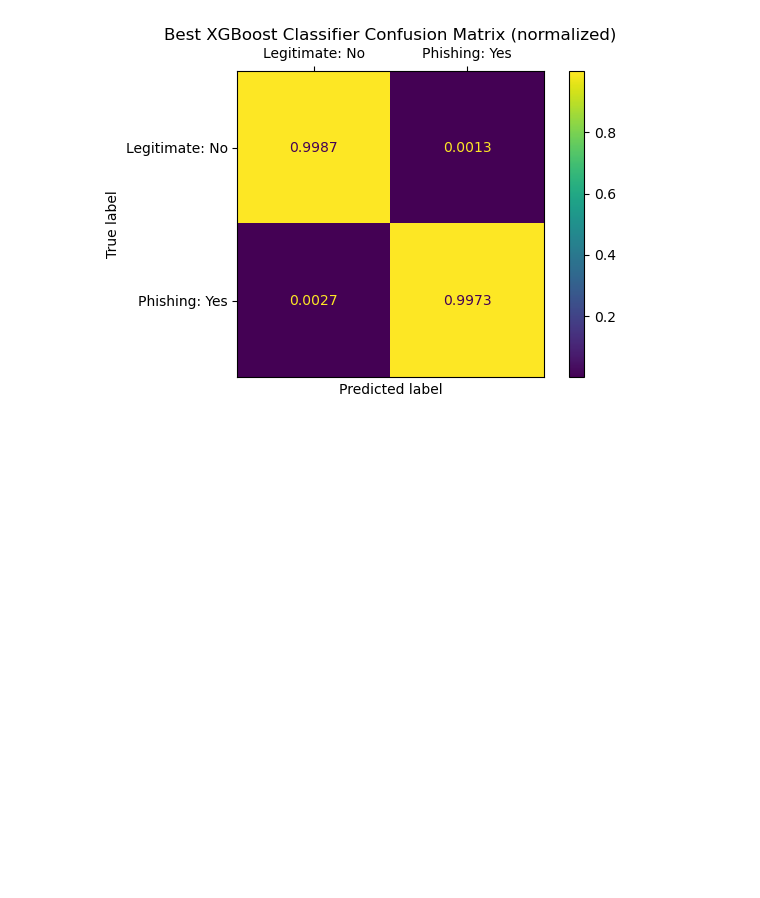
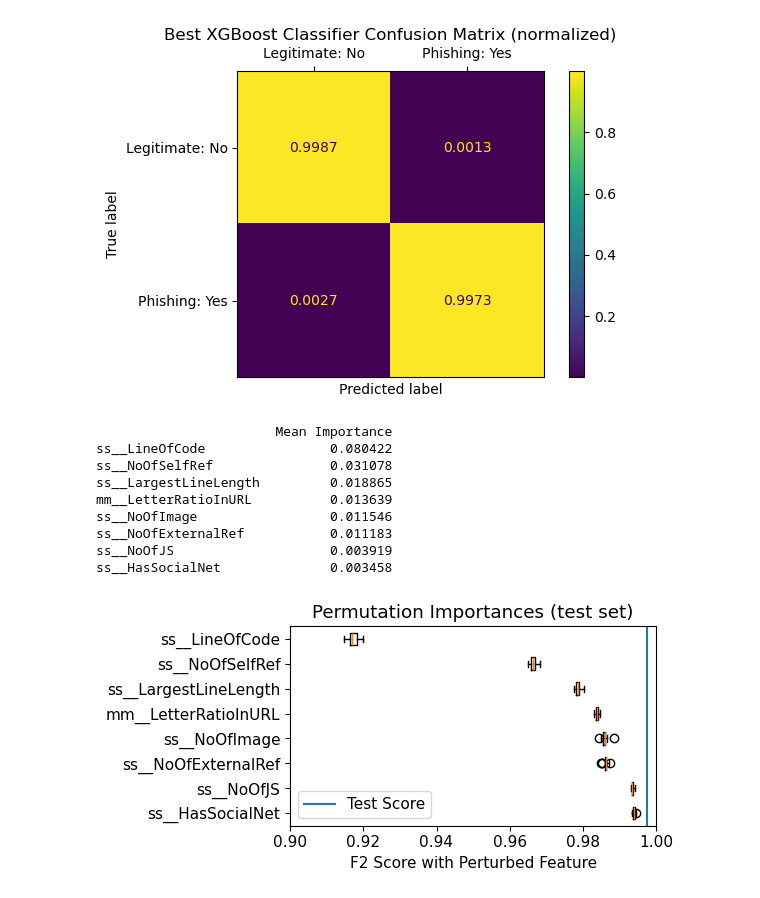
Before and after one commit to plestz/phishing_url_detection, a Jupyter notebook: src/analysis.ipynb, the cells around one changed output. Cells and saved outputs as stored; diff of their text form; code cells hidden in the pictures; blank space fills up the shorter version.

Commit message:
feat: permutation feature importance analysis and visualization

```diff
--- a/src/analysis.ipynb
+++ b/src/analysis.ipynb
@@ -112,3 +114,39 @@ plot_confusion_matrix(best_xgbc_y_test, best_xgbc_y_pred, title = 'Best XGBoost
 # %% [output]
 [figure]
 [figure]
+# %%
+# fbeta emphasizing recall, because false negatives are more costly than false positives (i.e. not flagging a phishing URL could be worse than flagging a benign URL and the user having to override it -- the ramifications for undetected phishing are much worse)
+f2_score = make_scorer(fbeta_score, beta = 2)
+
+feature_importances = permutation_importance(xgbc_model_results['best_estimators'][best_xgbc_index], xgbc_model_results['X_test_preprocessed'][best_xgbc_index], xgbc_model_results['y_test'][best_xgbc_index], n_repeats = 30, scoring = f2_score, random_state = 42, n_jobs = -1)
+# %%
+ordered_idx = feature_importances['importances_mean'].argsort()
+
+mean_importances_df = pd.DataFrame(feature_importances['importances_mean'][ordered_idx], index = xgbc_model_results['X_test_preprocessed'][best_xgbc_index].columns[ordered_idx], columns = ['Mean Importance'])
+print(mean_importances_df.sort_values(by = 'Mean Importance', ascending = False), end = '\n\n')
+
+importances_df = pd.DataFrame(feature_importances['importances'][ordered_idx].T, columns = xgbc_model_results['X_test_preprocessed'][best_xgbc_index].columns[ordered_idx])
+
+test_score = xgbc_model_results['best_scores'][best_xgbc_index]
+
+plt.rcParams.update({'font.size': 11})
+plt.figure(figsize = (6,3))
+plt.boxplot(test_score - importances_df, tick_labels = importances_df.columns.to_list(), vert = False)
+plt.axvline(test_score, label = 'Test Score')
+plt.title("Permutation Importances (test set)")
+plt.xlabel('F2 Score with Perturbed Feature')
+plt.xlim(0.9, 1)
+plt.legend()
+plt.tight_layout()
+plt.show()
+# %% [output]
+                       Mean Importance
+ss__LineOfCode                0.080422
+ss__NoOfSelfRef               0.031078
+ss__LargestLineLength         0.018865
+mm__LetterRatioInURL          0.013639
+ss__NoOfImage                 0.011546
+ss__NoOfExternalRef           0.011183
+ss__NoOfJS                    0.003919
+ss__HasSocialNet              0.003458
+[figure, added]
```
Also changed, not shown: parts of 1 cell of this notebook.
